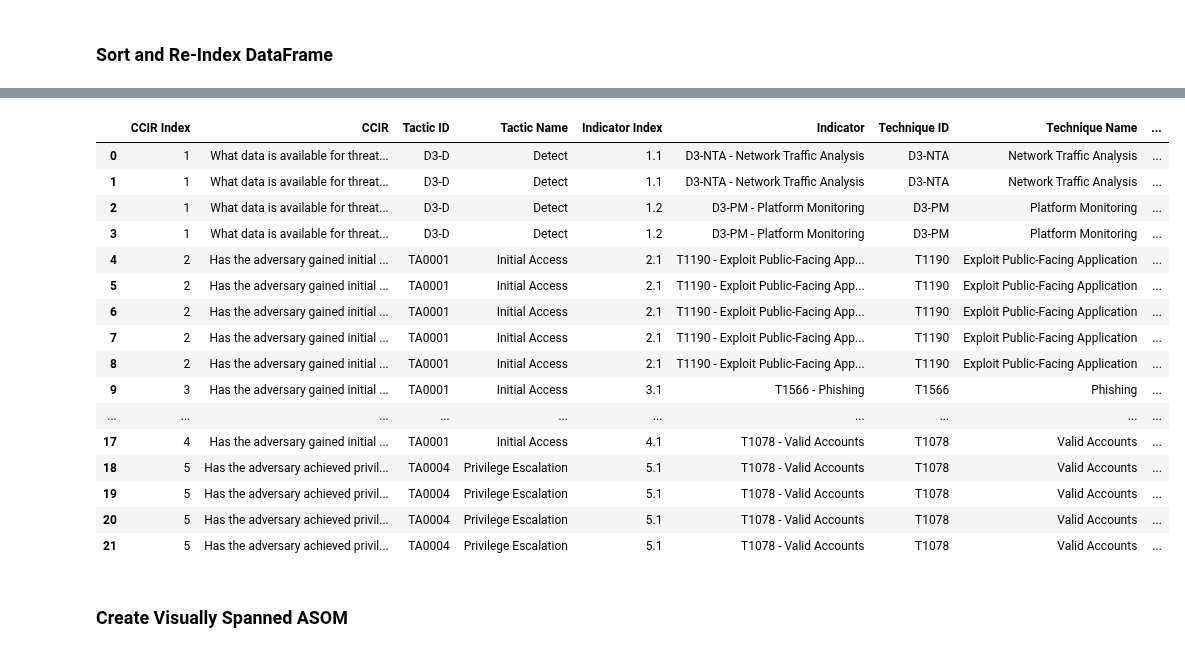
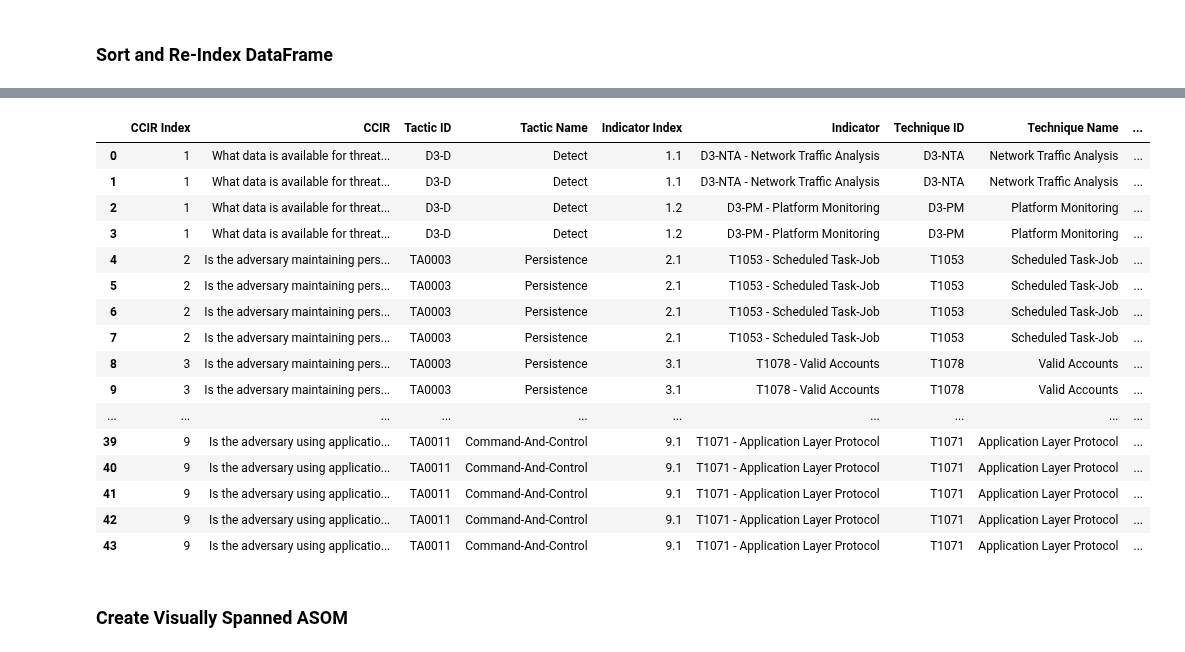
Before and after one commit to zacjszewczyk/sherlock, a Jupyter notebook: ASOM Generator.ipynb, the cells around one changed output, grey strips where cells are left out. Saved outputs shown, nothing was run; the diff lists cells and outputs as text; code cells hidden in the pictures.

```diff
--- a/ASOM Generator.ipynb
+++ b/ASOM Generator.ipynb
@@ -285,18 +291,29 @@ This section generates a small analytic scheme of maneuver off of a test attack
 # %%
 # Example attack_chain data structure
 attack_chain_data = {
-    "D3-D - Detect": [
-        "D3-NTA - Network Traffic Analysis",
-        "D3-PM - Platform Monitoring"
-    ],
-    "TA0001 - Initial Access": [
-        "T1190 - Exploit Public-Facing Application",
-        "T1566 - Phishing",
-        "T1078 - Valid Accounts"
-    ],
-    "TA0004 - Privilege Escalation": [
-        "T1078 - Valid Accounts"
-    ]
+  "D3-D - Detect": [
+    "D3-NTA - Network Traffic Analysis",
+    "D3-PM - Platform Monitoring"
+  ],
+  "TA0001 - Initial Access": [
+      "T1133 - External Remote Services"
+  ],
+  "TA0003 - Persistence": [
+    "T1078 - Valid Accounts",
+    "T1053 - Scheduled Task/Job"
+  ],
+  "TA0008 - Lateral Movement": [
+    "T1021 - Remote Services",
+    "T1570 - Lateral Tool Transfer"
+  ],
+  "TA0011 - Command and Control": [
+    "T1071 - Application Layer Protocol"
+  ],
+  "TA0010 - Exfiltration": [
+     "T1041 - Exfiltration Over C2 Channel",
+     "T1048 - Exfiltration Over Alternative Protocol",
+     "T1567 - Exfiltration Over Web Service"
+  ]
 }
 
 log("Building ASOM...")
@@ -567,7 +583,7 @@ def renumber_formatted_df(formatted_df: pd.DataFrame, d3_tactic_id: str = "D3-D"
     next_ccir_idx = 0
     new_ccir_indices = []
     for ccir_norm in df["_CCIR_norm"]:
-        print(ccir_norm)
+        # print(ccir_norm)
         if ccir_norm not in ccir_index_map:
             next_ccir_idx += 1
             ccir_index_map[ccir_norm] = next_ccir_idx
@@ -626,5 +642,11 @@ def renumber_formatted_df(formatted_df: pd.DataFrame, d3_tactic_id: str = "D3-D"
 
 # ---------- Example usage (uncomment in your notebook) ----------
 updated_df = renumber_formatted_df(formatted_df)
-display(updated_df)
+
+# To display the full content of cells if they are long
+with pd.option_context('display.max_rows', None,
+                        'display.max_columns', None,
+                        'display.width', 1000,
+                        'display.max_colwidth', None):
+    display(updated_df)
 # %% [output]
@@ -648,19 +653,19 @@ Has the adversary achieved privilege escalation using valid accounts? (TA0004 -
 |  | CCIR Index | CCIR | Tactic ID | Tactic Name | Indicator Index | Indicator | Technique ID | Technique Name | ... |
 | 0 | 1 | What data is available for threat... | D3-D | Detect | 1.1 | D3-NTA - Network Traffic Analysis | D3-NTA | Network Traffic Analysis | ... |
 | 1 | 1 | What data is available for threat... | D3-D | Detect | 1.1 | D3-NTA - Network Traffic Analysis | D3-NTA | Network Traffic Analysis | ... |
 | 2 | 1 | What data is available for threat... | D3-D | Detect | 1.2 | D3-PM - Platform Monitoring | D3-PM | Platform Monitoring | ... |
 | 3 | 1 | What data is available for threat... | D3-D | Detect | 1.2 | D3-PM - Platform Monitoring | D3-PM | Platform Monitoring | ... |
-| 4 | 2 | Has the adversary gained initial ... | TA0001 | Initial Access | 2.1 | T1190 - Exploit Public-Facing App... | T1190 | Exploit Public-Facing Application | ... |
-| 5 | 2 | Has the adversary gained initial ... | TA0001 | Initial Access | 2.1 | T1190 - Exploit Public-Facing App... | T1190 | Exploit Public-Facing Application | ... |
-| 6 | 2 | Has the adversary gained initial ... | TA0001 | Initial Access | 2.1 | T1190 - Exploit Public-Facing App... | T1190 | Exploit Public-Facing Application | ... |
-| 7 | 2 | Has the adversary gained initial ... | TA0001 | Initial Access | 2.1 | T1190 - Exploit Public-Facing App... | T1190 | Exploit Public-Facing Application | ... |
-| 8 | 2 | Has the adversary gained initial ... | TA0001 | Initial Access | 2.1 | T1190 - Exploit Public-Facing App... | T1190 | Exploit Public-Facing Application | ... |
-| 9 | 3 | Has the adversary gained initial ... | TA0001 | Initial Access | 3.1 | T1566 - Phishing | T1566 | Phishing | ... |
+| 4 | 2 | Is the adversary maintaining pers... | TA0003 | Persistence | 2.1 | T1053 - Scheduled Task-Job | T1053 | Scheduled Task-Job | ... |
+| 5 | 2 | Is the adversary maintaining pers... | TA0003 | Persistence | 2.1 | T1053 - Scheduled Task-Job | T1053 | Scheduled Task-Job | ... |
+| 6 | 2 | Is the adversary maintaining pers... | TA0003 | Persistence | 2.1 | T1053 - Scheduled Task-Job | T1053 | Scheduled Task-Job | ... |
+| 7 | 2 | Is the adversary maintaining pers... | TA0003 | Persistence | 2.1 | T1053 - Scheduled Task-Job | T1053 | Scheduled Task-Job | ... |
+| 8 | 3 | Is the adversary maintaining pers... | TA0003 | Persistence | 3.1 | T1078 - Valid Accounts | T1078 | Valid Accounts | ... |
+| 9 | 3 | Is the adversary maintaining pers... | TA0003 | Persistence | 3.1 | T1078 - Valid Accounts | T1078 | Valid Accounts | ... |
 | ... | ... | ... | ... | ... | ... | ... | ... | ... | ... |
-| 17 | 4 | Has the adversary gained initial ... | TA0001 | Initial Access | 4.1 | T1078 - Valid Accounts | T1078 | Valid Accounts | ... |
-| 18 | 5 | Has the adversary achieved privil... | TA0004 | Privilege Escalation | 5.1 | T1078 - Valid Accounts | T1078 | Valid Accounts | ... |
-| 19 | 5 | Has the adversary achieved privil... | TA0004 | Privilege Escalation | 5.1 | T1078 - Valid Accounts | T1078 | Valid Accounts | ... |
-| 20 | 5 | Has the adversary achieved privil... | TA0004 | Privilege Escalation | 5.1 | T1078 - Valid Accounts | T1078 | Valid Accounts | ... |
-| 21 | 5 | Has the adversary achieved privil... | TA0004 | Privilege Escalation | 5.1 | T1078 - Valid Accounts | T1078 | Valid Accounts | ... |
+| 39 | 9 | Is the adversary using applicatio... | TA0011 | Command-And-Control | 9.1 | T1071 - Application Layer Protocol | T1071 | Application Layer Protocol | ... |
+| 40 | 9 | Is the adversary using applicatio... | TA0011 | Command-And-Control | 9.1 | T1071 - Application Layer Protocol | T1071 | Application Layer Protocol | ... |
+| 41 | 9 | Is the adversary using applicatio... | TA0011 | Command-And-Control | 9.1 | T1071 - Application Layer Protocol | T1071 | Application Layer Protocol | ... |
+| 42 | 9 | Is the adversary using applicatio... | TA0011 | Command-And-Control | 9.1 | T1071 - Application Layer Protocol | T1071 | Application Layer Protocol | ... |
+| 43 | 9 | Is the adversary using applicatio... | TA0011 | Command-And-Control | 9.1 | T1071 - Application Layer Protocol | T1071 | Application Layer Protocol | ... |
 # %%
 # Export the full ASOM to an Excel file
```
Also changed, not shown: parts of 9 cells of this notebook, 2 other files.
